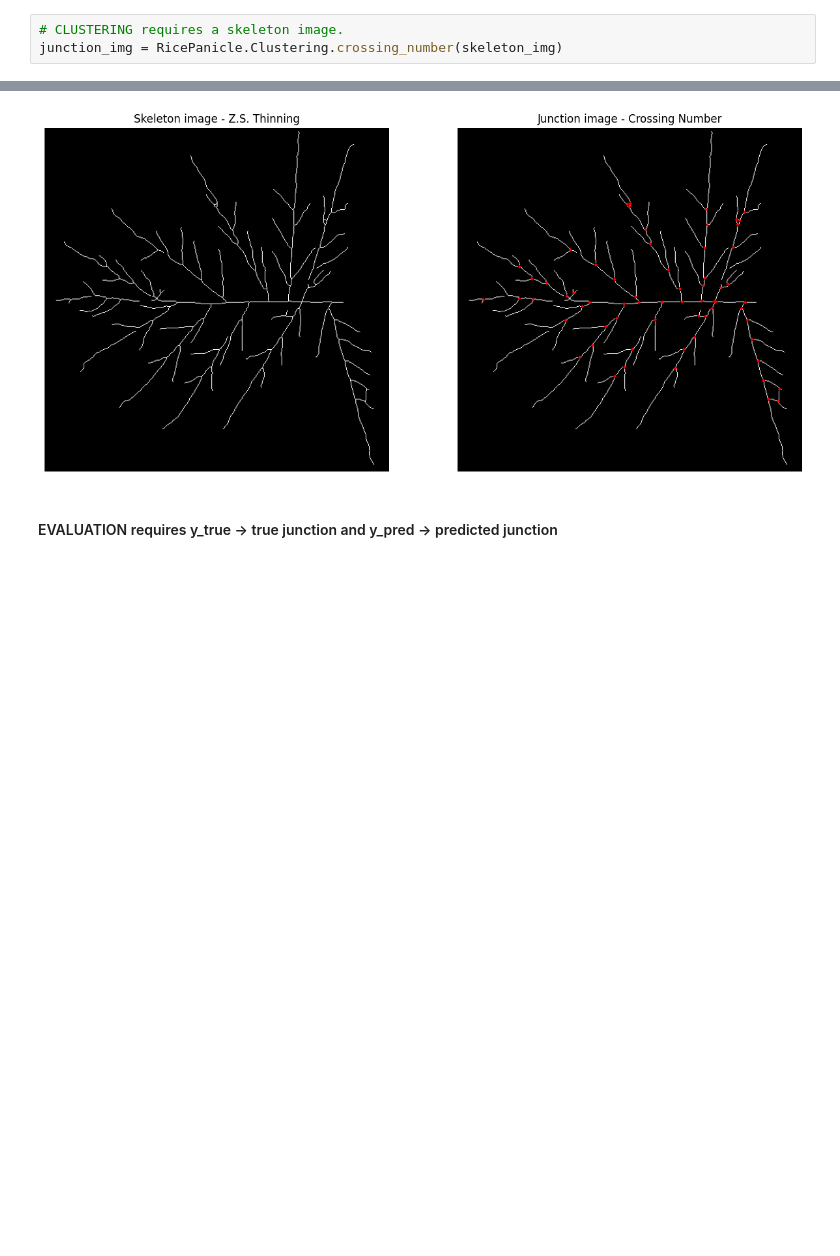
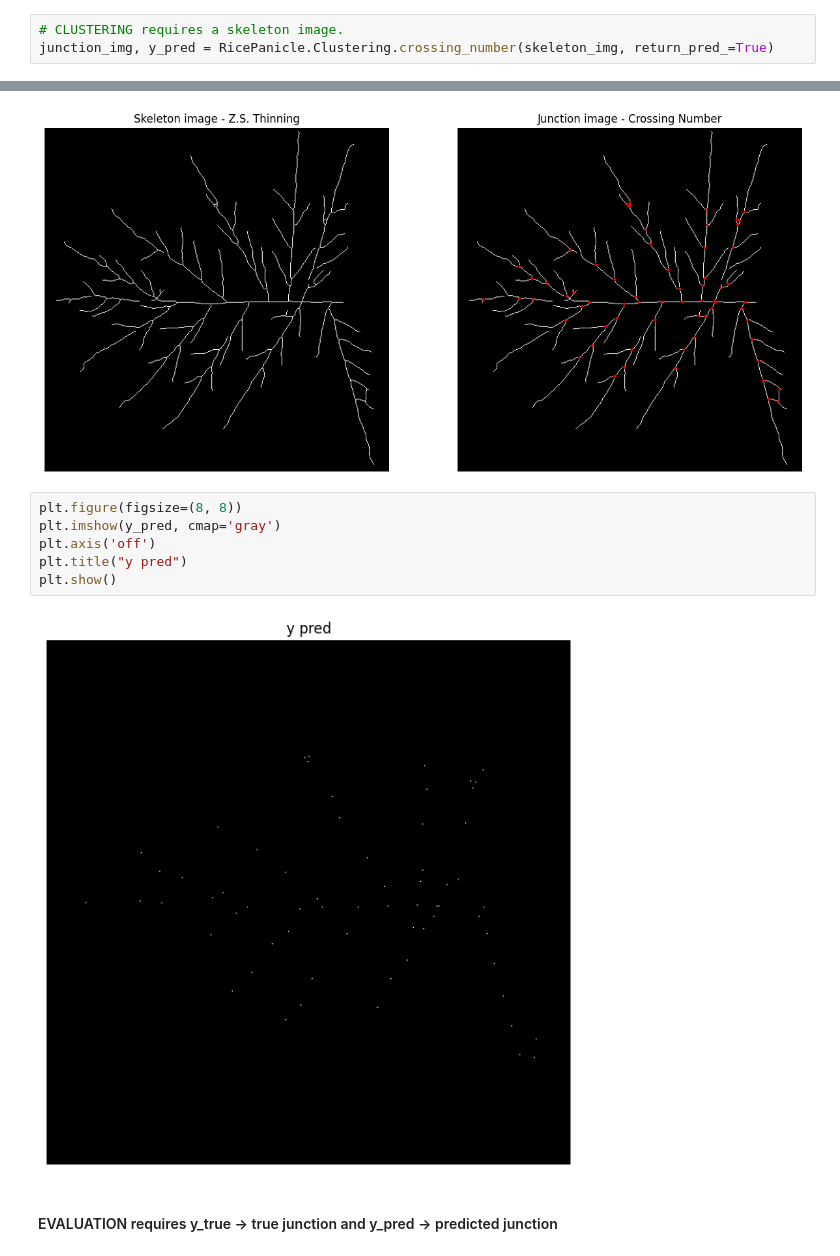
Before and after one commit to lam-thai-nguyen/Rice-Panicle-Architecture-Analysis, a Jupyter notebook: src/examples/image_processing_pipeline.ipynb, the cells around one changed output, grey strips where cells are left out. Saved outputs shown, nothing was run; the diff lists cells and outputs as text; blank space fills up the shorter version.

```diff
--- a/src/examples/image_processing_pipeline.ipynb
+++ b/src/examples/image_processing_pipeline.ipynb
@@ -39,7 +39,7 @@ plt.show()
 [figure]
 # %%
 # CLUSTERING requires a skeleton image.
-junction_img = RicePanicle.Clustering.crossing_number(skeleton_img)
+junction_img, y_pred = RicePanicle.Clustering.crossing_number(skeleton_img, return_pred_=True)
 # %%
 # Visualization
 fig, (ax1, ax2) = plt.subplots(1, 2, figsize=(15, 8))
@@ -55,6 +55,14 @@ ax2.set_title("Junction image - Crossing Number")
 plt.show()
 # %% [output]
 [figure]
+# %%
+plt.figure(figsize=(8, 8))
+plt.imshow(y_pred, cmap='gray')
+plt.axis('off')
+plt.title("y pred")
+plt.show()
+# %% [output]
+[figure, added]
 # %% [markdown]
 #### EVALUATION requires y_true -> true junction and y_pred -> predicted junction
 # %%
```
Also changed, not shown: parts of 9 cells of this notebook.
